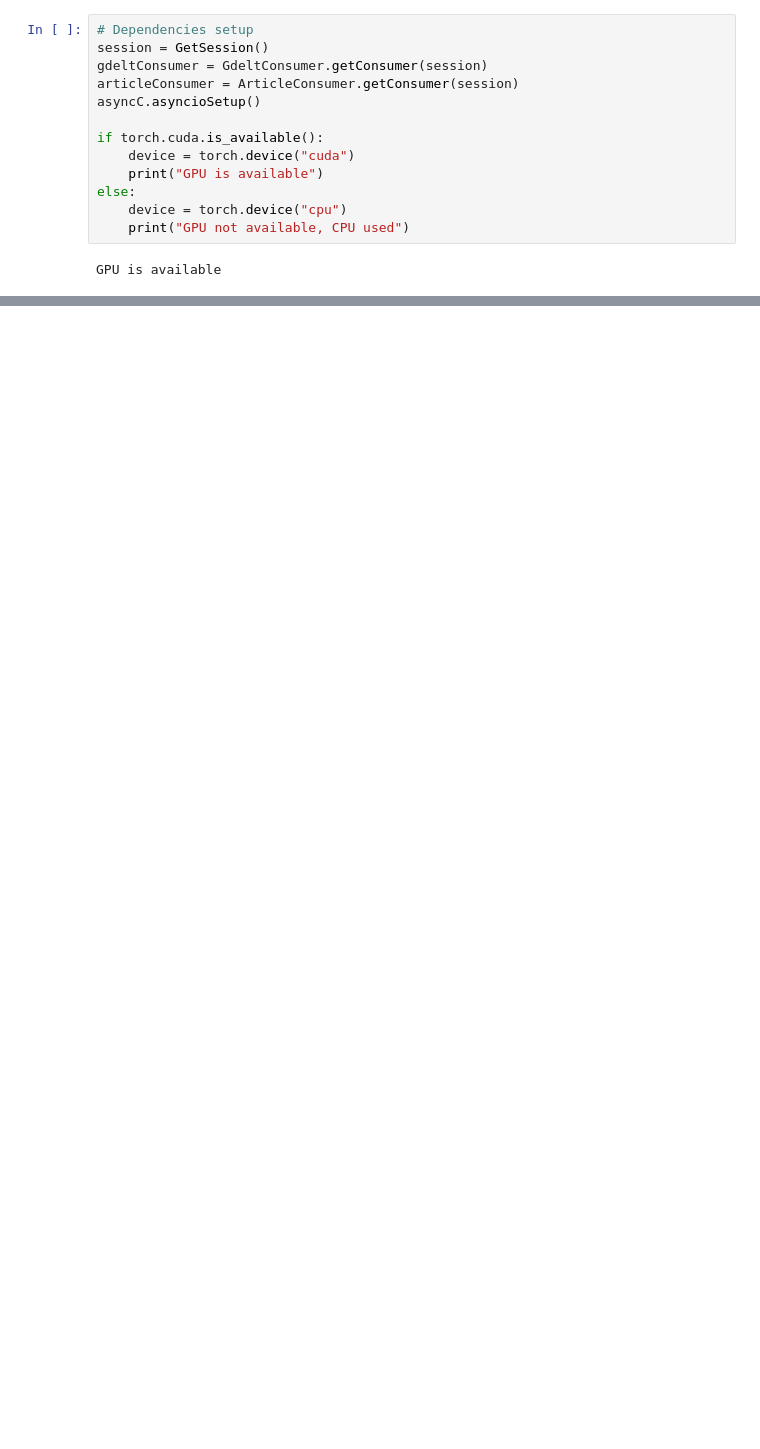
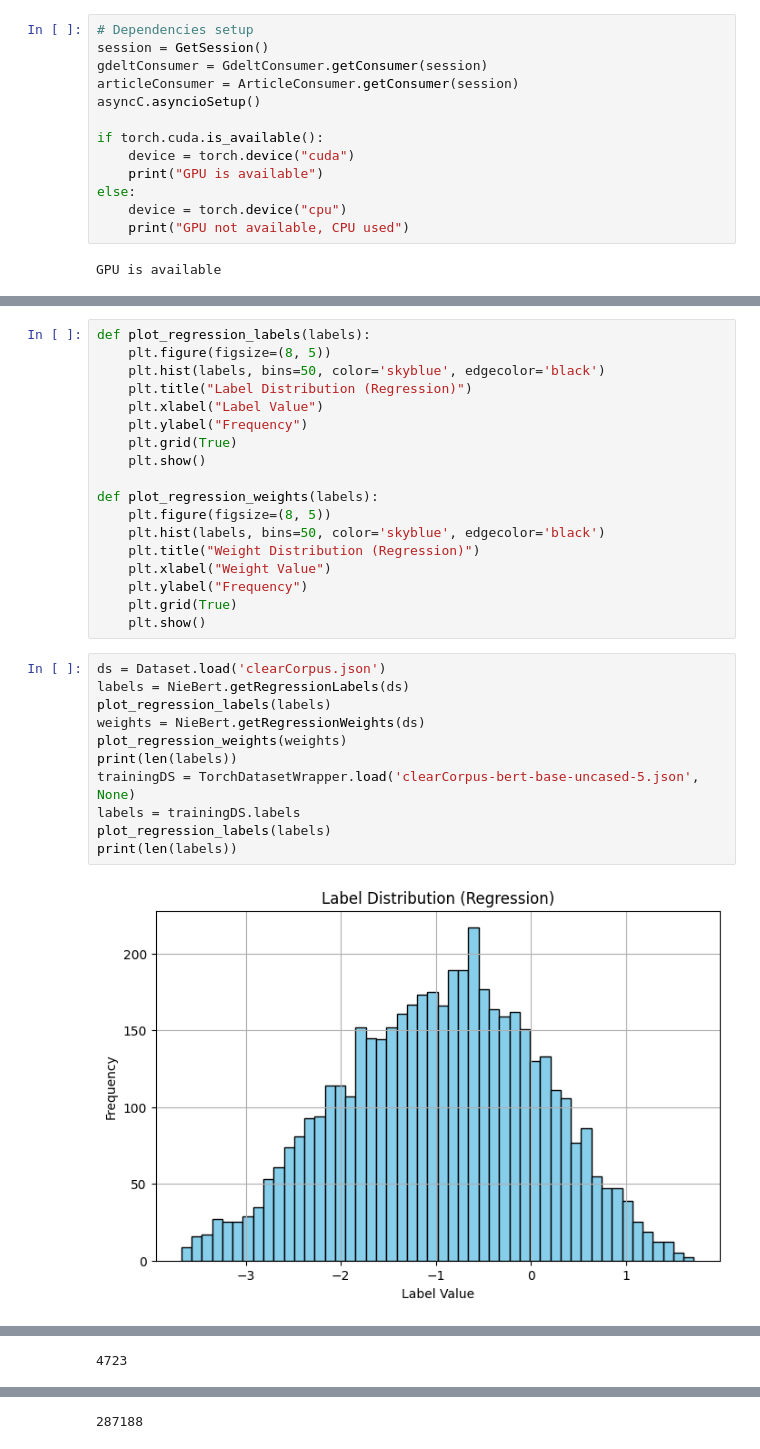
Before and after one commit to UP-4303/newspaper-in-education, a Jupyter notebook: nie/main.ipynb, the cells around one changed output, grey strips where cells are left out. Saved outputs shown, nothing was run; the diff lists cells and outputs as text; blank space fills up the shorter version.

```diff
--- a/nie/main.ipynb
+++ b/nie/main.ipynb
@@ -67,3 +70,34 @@ def Predict(dataset: Dataset, classifier: ClassifierInterface, labels: list[int|
         print(f'Correct predictions {correct}/{len(dataset)}, {(correct/len(dataset))*100}%')
     print(f'Error {error}, mean error {error/len(dataset)}')
     print(f'Root Mean Square Error {math.sqrt(squaredError/len(dataset))}')
+# %%
+def plot_regression_labels(labels):
+    plt.figure(figsize=(8, 5))
+    plt.hist(labels, bins=50, color='skyblue', edgecolor='black')
+    plt.title("Label Distribution (Regression)")
+    plt.xlabel("Label Value")
+    plt.ylabel("Frequency")
+    plt.grid(True)
+    plt.show()
+
+def plot_regression_weights(labels):
+    plt.figure(figsize=(8, 5))
+    plt.hist(labels, bins=50, color='skyblue', edgecolor='black')
+    plt.title("Weight Distribution (Regression)")
+    plt.xlabel("Weight Value")
+    plt.ylabel("Frequency")
+    plt.grid(True)
+    plt.show()
+# %%
+ds = Dataset.load('clearCorpus.json')
+labels = NieBert.getRegressionLabels(ds)
+plot_regression_labels(labels)
+weights = NieBert.getRegressionWeights(ds)
+plot_regression_weights(weights)
+print(len(labels))
+trainingDS = TorchDatasetWrapper.load('clearCorpus-bert-base-uncased-5.json', None)
+labels = trainingDS.labels
+plot_regression_labels(labels)
+print(len(labels))
+# %% [output]
+[figure, added]
@@ -69,0 +105 @@ def Predict(dataset: Dataset, classifier: ClassifierInterface, labels: list[int|
+4723
@@ -70 +107,2 @@ def Predict(dataset: Dataset, classifier: ClassifierInterface, labels: list[int|
+287188
 # %%
```
Also changed, not shown: parts of 8 cells of this notebook, 2 other files.
